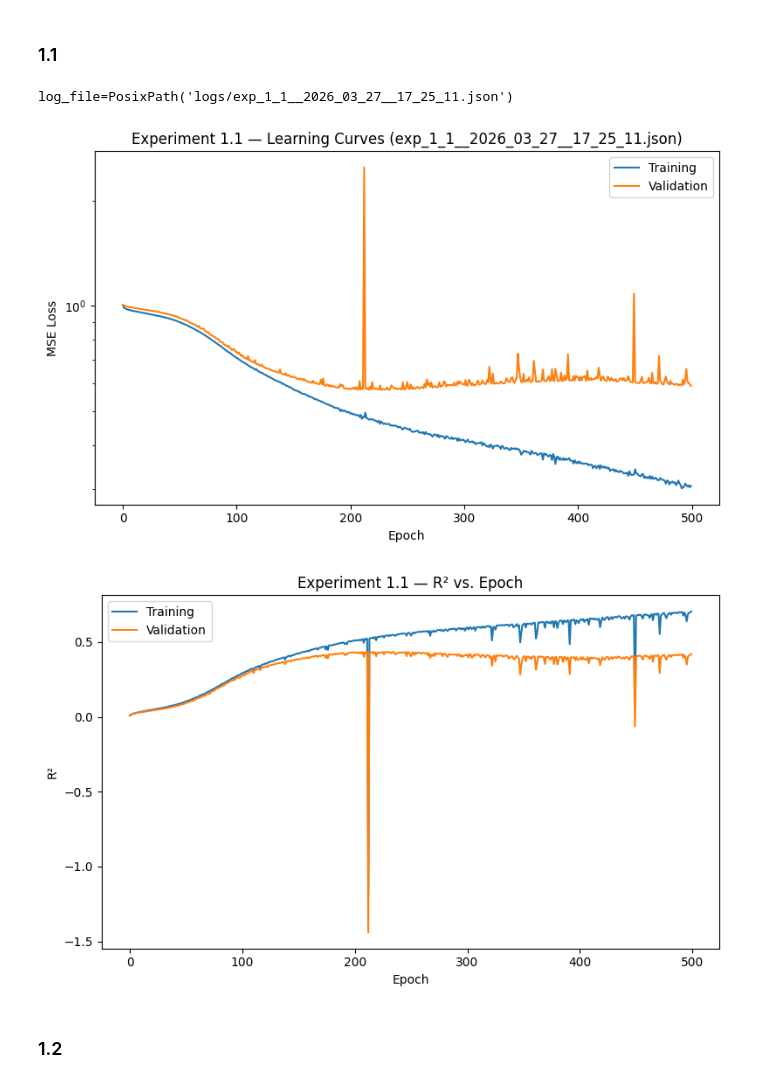
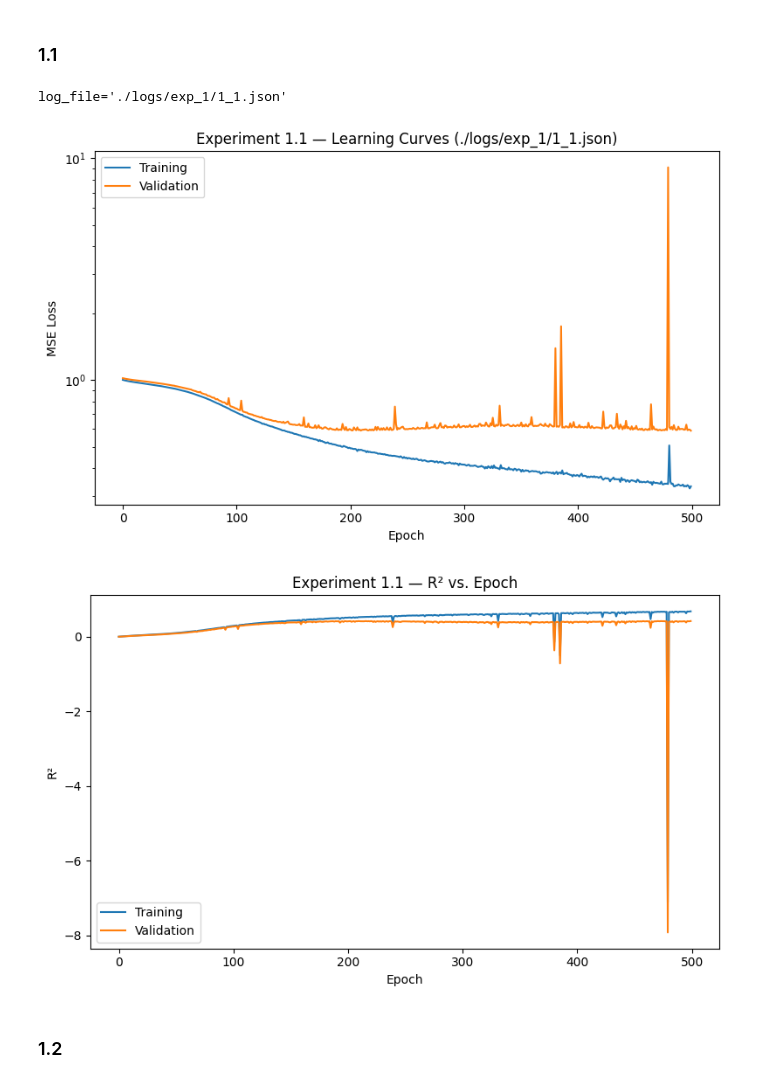
Before and after one commit to trvslhlt/ift_6390_machine_learning, a Jupyter notebook: assignments/assignment_2/analysis.ipynb, the cells around one changed output. Saved outputs shown, nothing was run; the diff lists cells and outputs as text; code cells hidden in the pictures.

```diff
--- a/assignments/assignment_2/analysis.ipynb
+++ b/assignments/assignment_2/analysis.ipynb
@@ -123,31 +123,31 @@ plt.show()
 # %%
 import json
 import matplotlib.pyplot as plt
 from pathlib import Path
 
-log_file = sorted(Path("logs").glob("exp_1_1__*.json"))[-1]
+log_file = "./logs/exp_1/1_1.json"
 print(f'{log_file=}')
 
 with open(log_file) as f:
     logs = json.load(f)
 
 epochs = [e["epoch"] for e in logs["epoch"]]
 train_loss = [e["train_loss"] for e in logs["epoch"]]
 val_loss = [e["val_loss"] for e in logs["epoch"]]
 
 fig, ax = plt.subplots(figsize=(8, 5))
 ax.plot(epochs, train_loss, label="Training")
 ax.plot(epochs, val_loss, label="Validation")
 ax.set_xlabel("Epoch")
 ax.set_ylabel("MSE Loss")
 ax.set_yscale("log")
-ax.set_title(f"Experiment 1.1 — Learning Curves ({log_file.name})")
+ax.set_title(f"Experiment 1.1 — Learning Curves ({log_file})")
 ax.legend()
 plt.tight_layout()
 plt.show()
 # %% [output]
-log_file=PosixPath('logs/exp_1_1__2026_03_27__17_25_11.json')
+log_file='./logs/exp_1/1_1.json'
-[figure, old version]
+[figure, new version]
 # %%
 epochs = [e["epoch"] for e in logs["epoch"]]
 train_r2 = [e["train_r2"] for e in logs["epoch"]]
@@ -163,7 +163,7 @@ ax.legend()
 plt.tight_layout()
 plt.show()
 # %% [output]
-[figure, old version]
+[figure, new version]
 # %% [markdown]
 ### 1.2
 # %%
```
Also changed, not shown: parts of 1 cell of this notebook.
